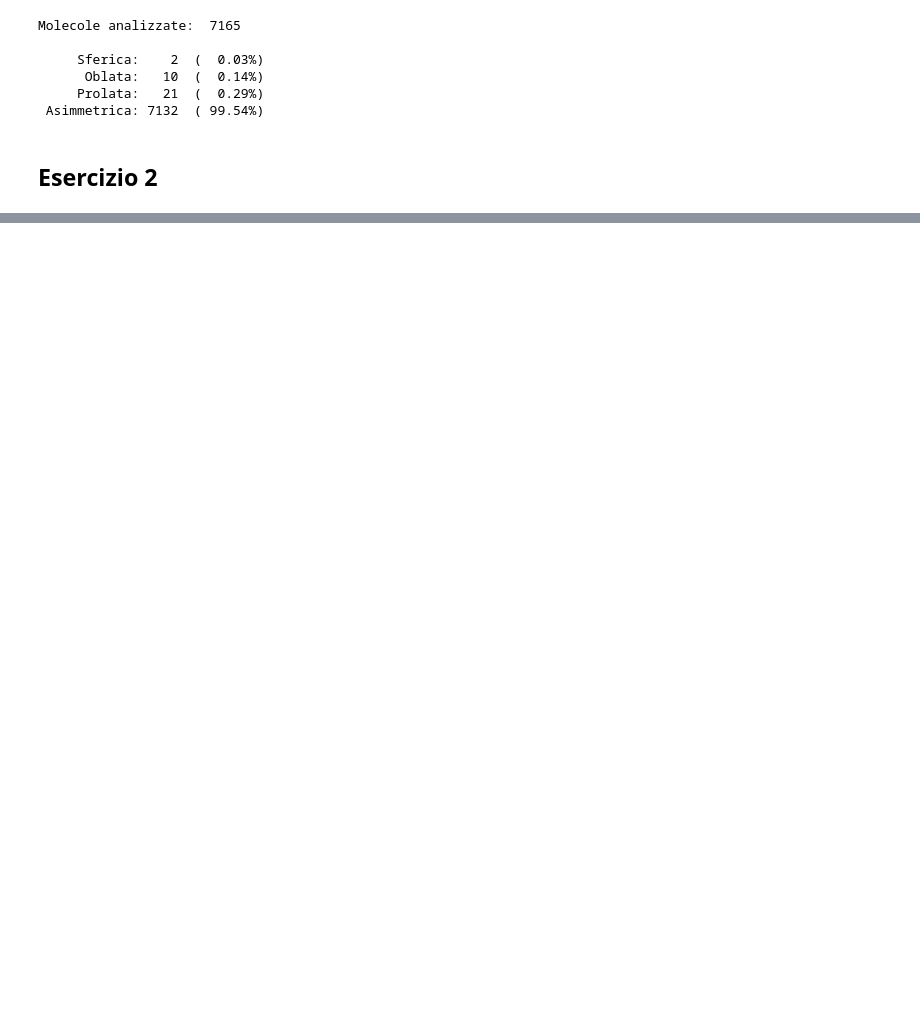
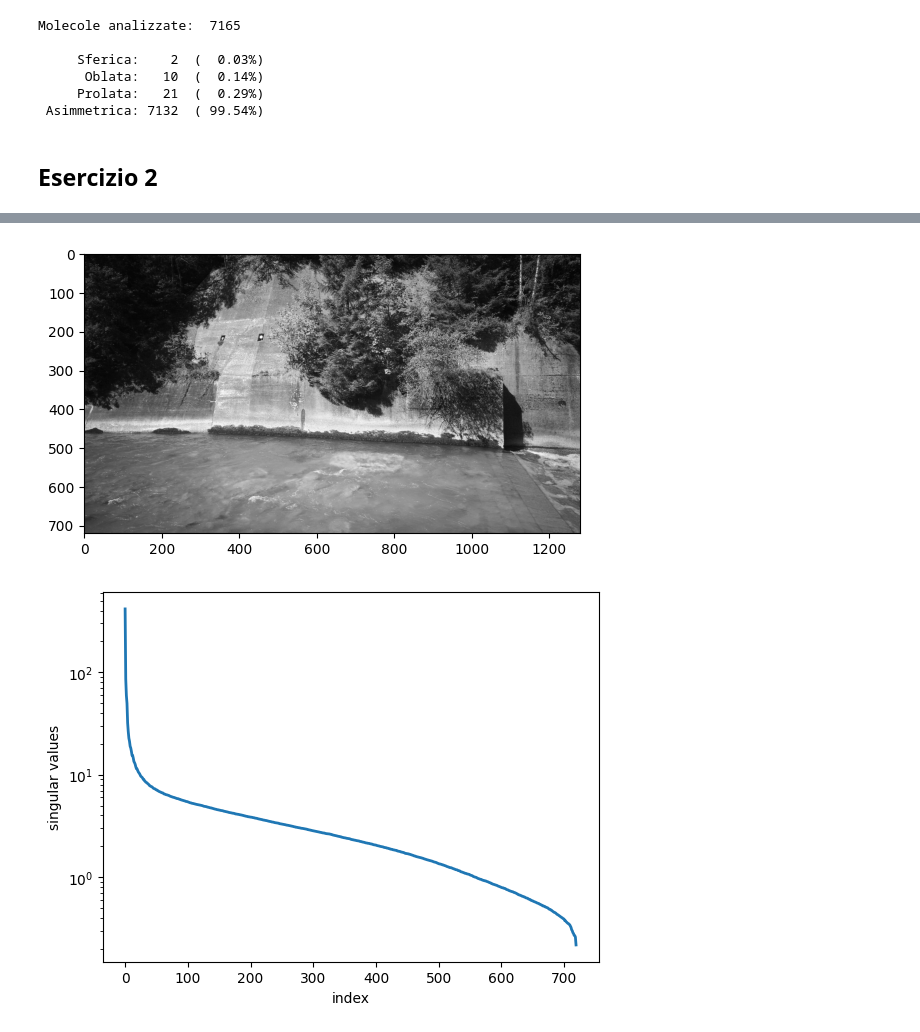
Before and after one commit to CetrioloRiick/Laboratori-Data-Science, a Jupyter notebook: 1/Relazione.ipynb, the cells around one changed output, grey strips where cells are left out. Cells and saved outputs as stored; diff of their text form; code cells hidden in the pictures; blank space fills up the shorter version.

```diff
--- a/1/Relazione.ipynb
+++ b/1/Relazione.ipynb
@@ -198,0 +252,51 @@ Molecole analizzate:  7165
+# %%
+import numpy as np
+import matplotlib.pyplot as plt
+import matplotlib.image as mpimg
+
+
+def rgb2gray(rgb):
+    return np.dot(rgb[..., :3], [0.2989, 0.5870, 0.1140])
+
+
+img = mpimg.imread("fig.png")
+X = rgb2gray(img)
+plt.imshow(X, cmap="gray", vmin=0, vmax=1)
+
+# SINGULAR VALUES
+U, S, Vh = np.linalg.svd(X, full_matrices=True)
+fig, ax = plt.subplots()
+ax.set_xlabel("index")
+ax.set_ylabel("singular values")
+plt.semilogy()
+ax.plot(S, lw=2)
+
+# CUMULATIVE ENERGY
+CumEn = np.cumsum(S) / np.sum(S)
+fig, ax = plt.subplots()
+ax.set_xlabel("index")
+ax.set_ylabel("Cumulative Energy")
+ax.set_ylim([0, 1.1])
+ax.plot(CumEn, lw=2)
+
+# COMPRESSED IMAGE
+R = np.linspace(5, 150, 6, dtype=int)
+fig, axes = plt.subplots(2, 3, figsize=(12, 8))
+axes = axes.ravel()
+
+for i, r in enumerate(R):
+    U_tilde = U[:, :r]
+    S_tilde = S[:r]
+    Vh_tilde = Vh[:r, :]
+
+    X_tilde = U_tilde @ np.diag(S_tilde) @ Vh_tilde
+
+    axes[i].imshow(X_tilde, cmap="gray", vmin=0, vmax=1)
+    axes[i].set_title(f"r = {r}")
+    axes[i].axis("off")
+
+plt.tight_layout()
+plt.show()
+# %% [output]
+[figure, added]
+[figure, added]
```
Also changed, not shown: parts of 8 cells of this notebook, 2 other files.
